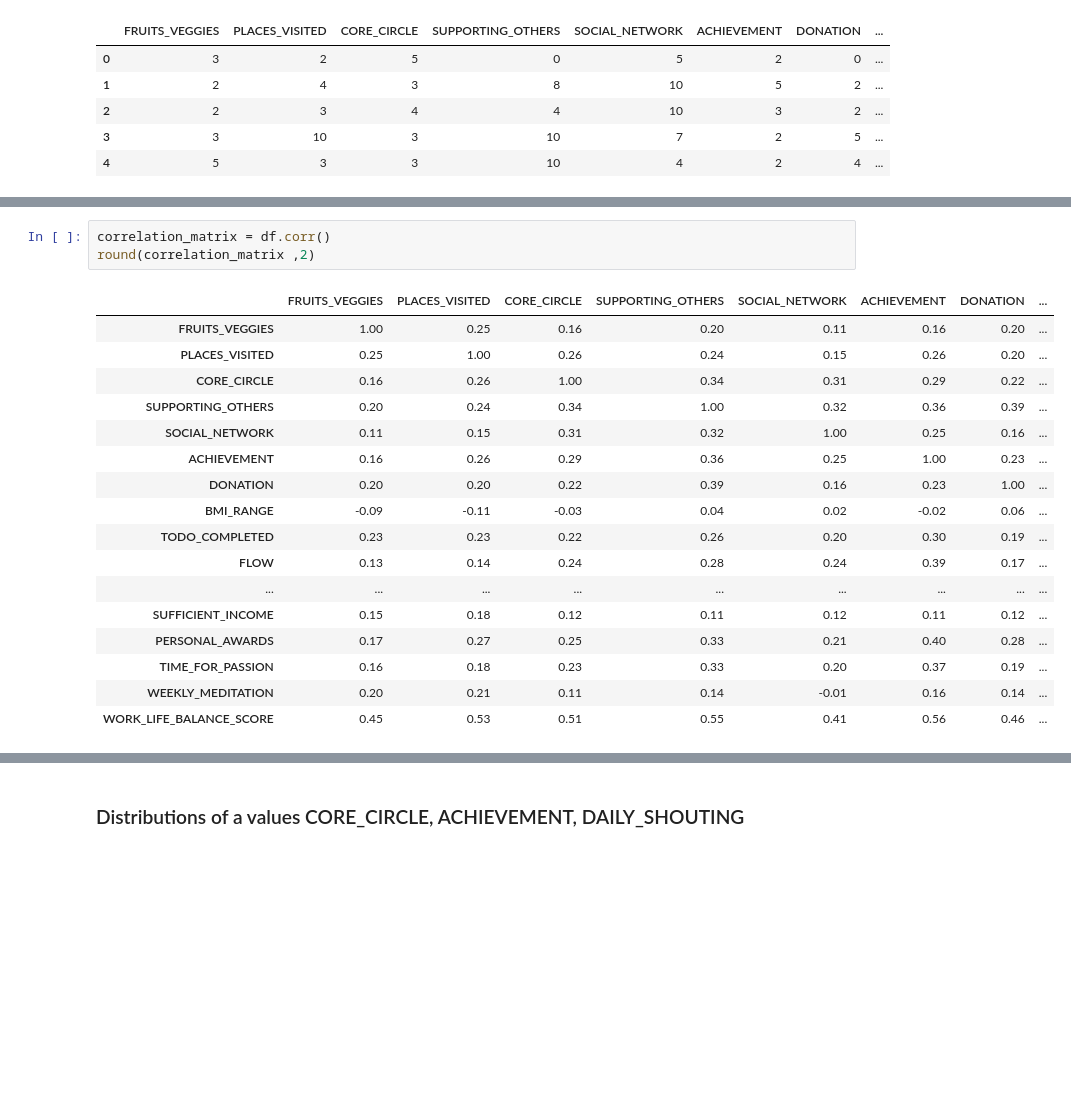
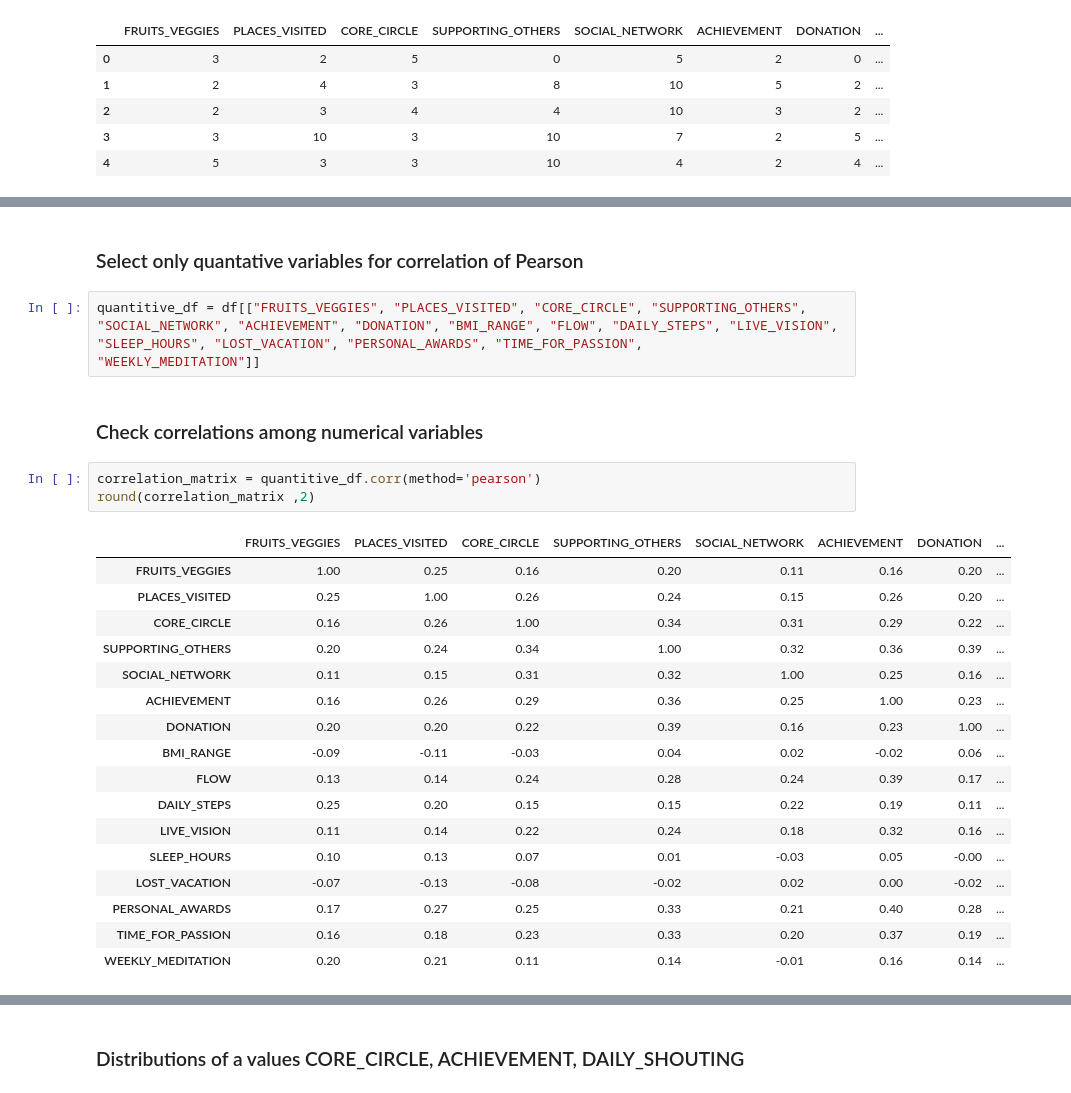
Before and after one commit to kasiabadio/lifestyle-and-wellbeing, a Jupyter notebook: lifestyle-and-wellbeing.ipynb, the cells around one changed output, grey strips where cells are left out. Cells and saved outputs as stored; diff of their text form; blank space fills up the shorter version.

```diff
--- a/lifestyle-and-wellbeing.ipynb
+++ b/lifestyle-and-wellbeing.ipynb
@@ -48,24 +51,31 @@ dtype: object
+# %% [markdown]
+### Select only quantative variables for correlation of Pearson
+# %%
+quantitive_df = df[["FRUITS_VEGGIES", "PLACES_VISITED", "CORE_CIRCLE", "SUPPORTING_OTHERS", "SOCIAL_NETWORK", "ACHIEVEMENT", "DONATION", "BMI_RANGE", "FLOW", "DAILY_STEPS", "LIVE_VISION", "SLEEP_HOURS", "LOST_VACATION", "PERSONAL_AWARDS", "TIME_FOR_PASSION",
+"WEEKLY_MEDITATION"]]
+# %% [markdown]
+### Check correlations among numerical variables
 # %%
-correlation_matrix = df.corr()
+correlation_matrix = quantitive_df.corr(method='pearson')
 round(correlation_matrix ,2)
 # %% [output]
 |  | FRUITS_VEGGIES | PLACES_VISITED | CORE_CIRCLE | SUPPORTING_OTHERS | SOCIAL_NETWORK | ACHIEVEMENT | DONATION | ... |
 | FRUITS_VEGGIES | 1.00 | 0.25 | 0.16 | 0.20 | 0.11 | 0.16 | 0.20 | ... |
 | PLACES_VISITED | 0.25 | 1.00 | 0.26 | 0.24 | 0.15 | 0.26 | 0.20 | ... |
 | CORE_CIRCLE | 0.16 | 0.26 | 1.00 | 0.34 | 0.31 | 0.29 | 0.22 | ... |
 | SUPPORTING_OTHERS | 0.20 | 0.24 | 0.34 | 1.00 | 0.32 | 0.36 | 0.39 | ... |
 | SOCIAL_NETWORK | 0.11 | 0.15 | 0.31 | 0.32 | 1.00 | 0.25 | 0.16 | ... |
 | ACHIEVEMENT | 0.16 | 0.26 | 0.29 | 0.36 | 0.25 | 1.00 | 0.23 | ... |
 | DONATION | 0.20 | 0.20 | 0.22 | 0.39 | 0.16 | 0.23 | 1.00 | ... |
 | BMI_RANGE | -0.09 | -0.11 | -0.03 | 0.04 | 0.02 | -0.02 | 0.06 | ... |
-| TODO_COMPLETED | 0.23 | 0.23 | 0.22 | 0.26 | 0.20 | 0.30 | 0.19 | ... |
 | FLOW | 0.13 | 0.14 | 0.24 | 0.28 | 0.24 | 0.39 | 0.17 | ... |
-| ... | ... | ... | ... | ... | ... | ... | ... | ... |
-| SUFFICIENT_INCOME | 0.15 | 0.18 | 0.12 | 0.11 | 0.12 | 0.11 | 0.12 | ... |
+| DAILY_STEPS | 0.25 | 0.20 | 0.15 | 0.15 | 0.22 | 0.19 | 0.11 | ... |
+| LIVE_VISION | 0.11 | 0.14 | 0.22 | 0.24 | 0.18 | 0.32 | 0.16 | ... |
+| SLEEP_HOURS | 0.10 | 0.13 | 0.07 | 0.01 | -0.03 | 0.05 | -0.00 | ... |
+| LOST_VACATION | -0.07 | -0.13 | -0.08 | -0.02 | 0.02 | 0.00 | -0.02 | ... |
 | PERSONAL_AWARDS | 0.17 | 0.27 | 0.25 | 0.33 | 0.21 | 0.40 | 0.28 | ... |
 | TIME_FOR_PASSION | 0.16 | 0.18 | 0.23 | 0.33 | 0.20 | 0.37 | 0.19 | ... |
 | WEEKLY_MEDITATION | 0.20 | 0.21 | 0.11 | 0.14 | -0.01 | 0.16 | 0.14 | ... |
-| WORK_LIFE_BALANCE_SCORE | 0.45 | 0.53 | 0.51 | 0.55 | 0.41 | 0.56 | 0.46 | ... |
 # %%
 sns.heatmap(correlation_matrix);
 # %% [output]
```
Also changed, not shown: parts of 19 cells of this notebook.
